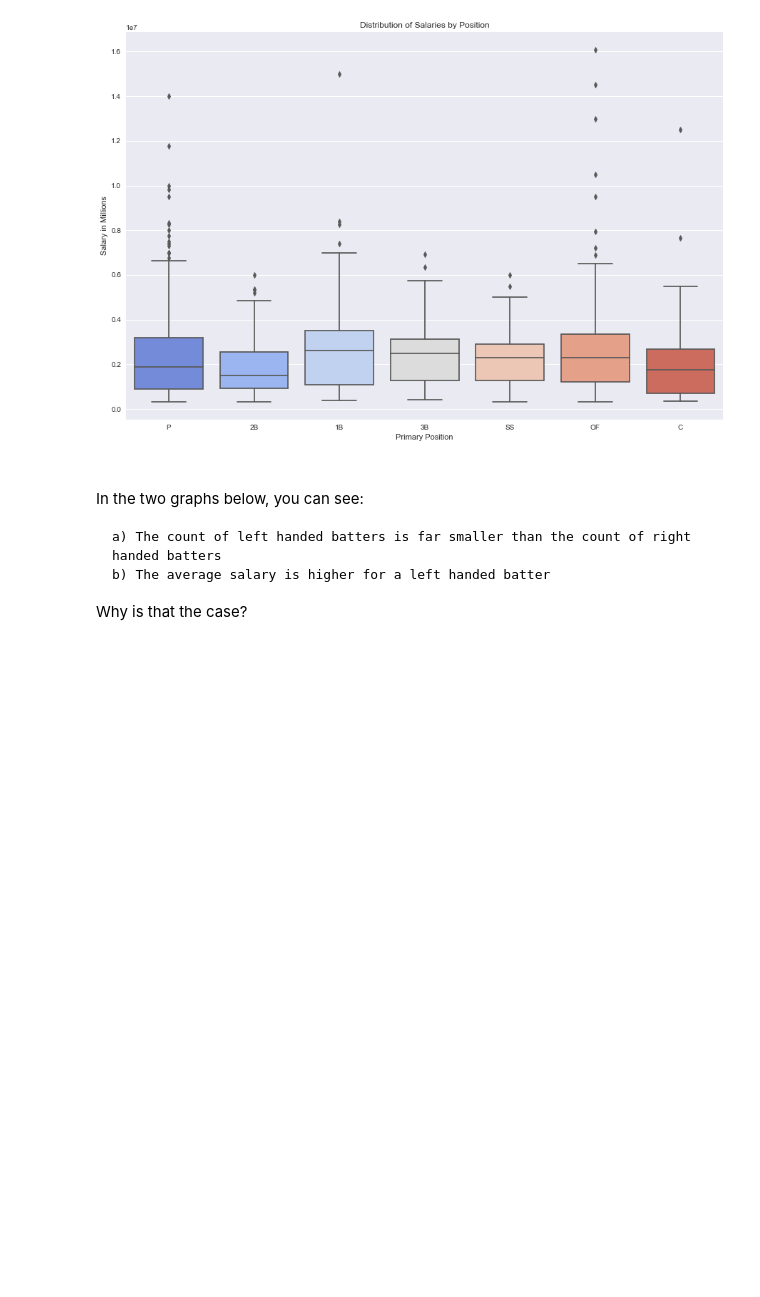
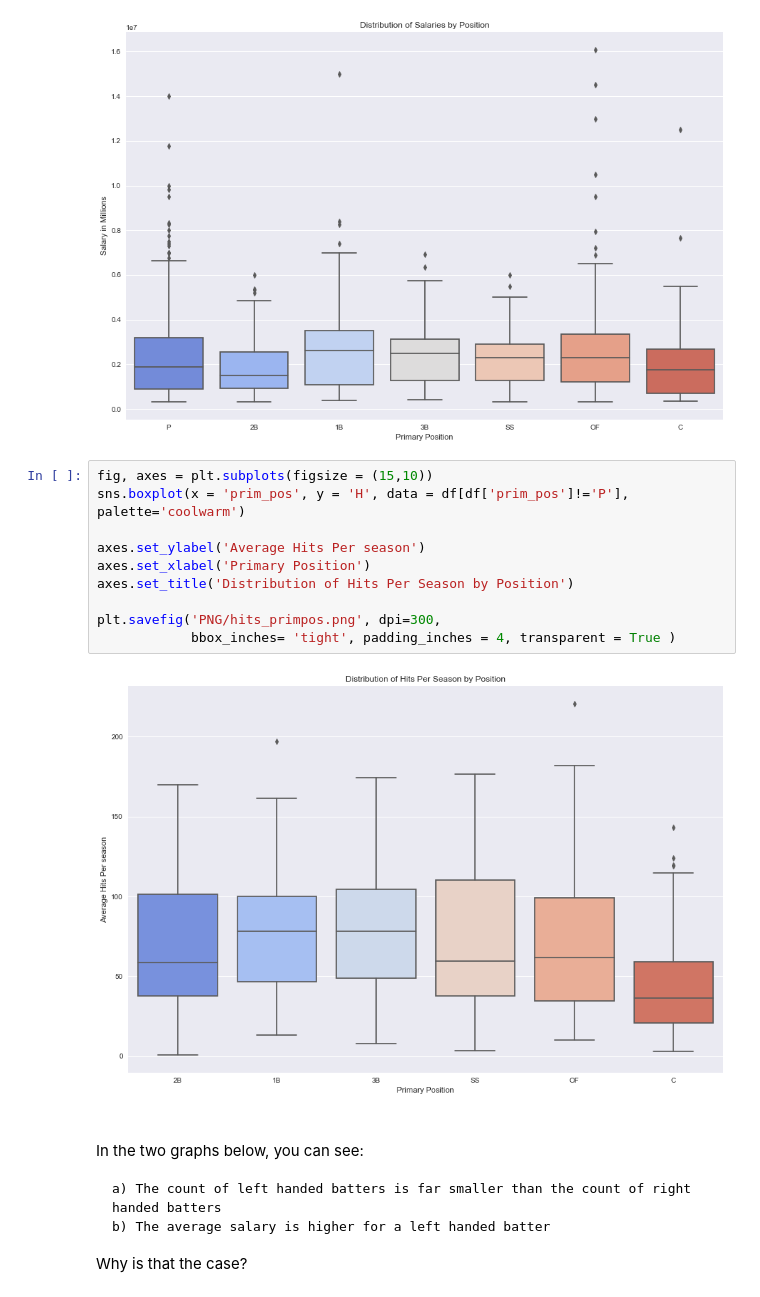
Before and after one commit to ptorres001/MLB_Salary_prediction, a Jupyter notebook: 02_analysis.ipynb, the cells around one changed output. Cells and saved outputs as stored; diff of their text form; blank space fills up the shorter version.

Commit message:
new graph

```diff
--- a/02_analysis.ipynb
+++ b/02_analysis.ipynb
@@ -102,6 +102,18 @@ plt.savefig('PNG/sal_primpos.png', dpi=300,
             bbox_inches= 'tight', padding_inches = 4, transparent = True )
 # %% [output]
 [figure]
+# %%
+fig, axes = plt.subplots(figsize = (15,10))
+sns.boxplot(x = 'prim_pos', y = 'H', data = df[df['prim_pos']!='P'], palette='coolwarm')
+
+axes.set_ylabel('Average Hits Per season')
+axes.set_xlabel('Primary Position')
+axes.set_title('Distribution of Hits Per Season by Position')
+
+plt.savefig('PNG/hits_primpos.png', dpi=300,
+            bbox_inches= 'tight', padding_inches = 4, transparent = True )
+# %% [output]
+[figure, added]
 # %% [markdown]
 #
 In the two graphs below, you can see:
```
